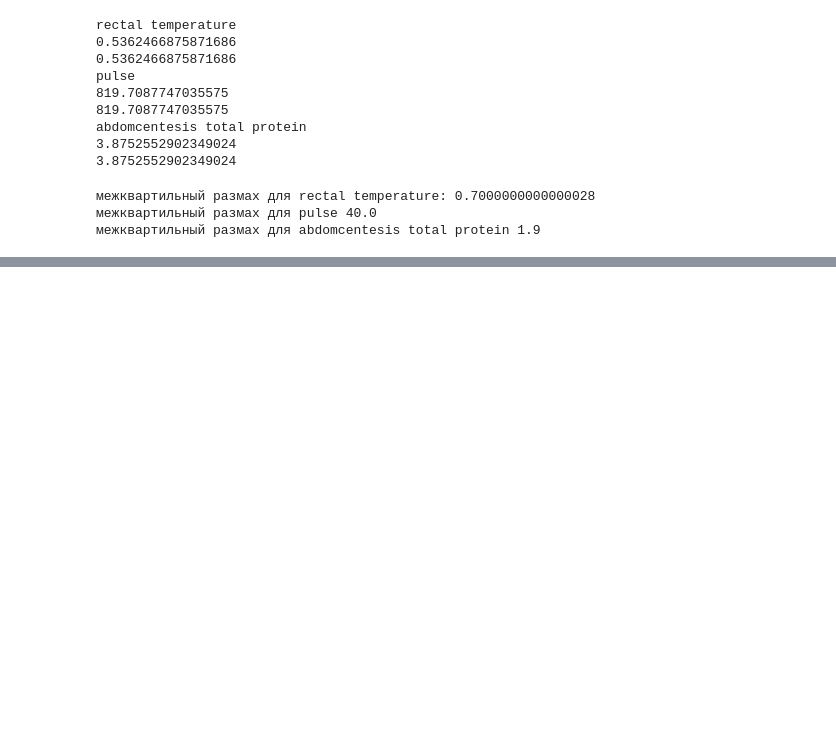
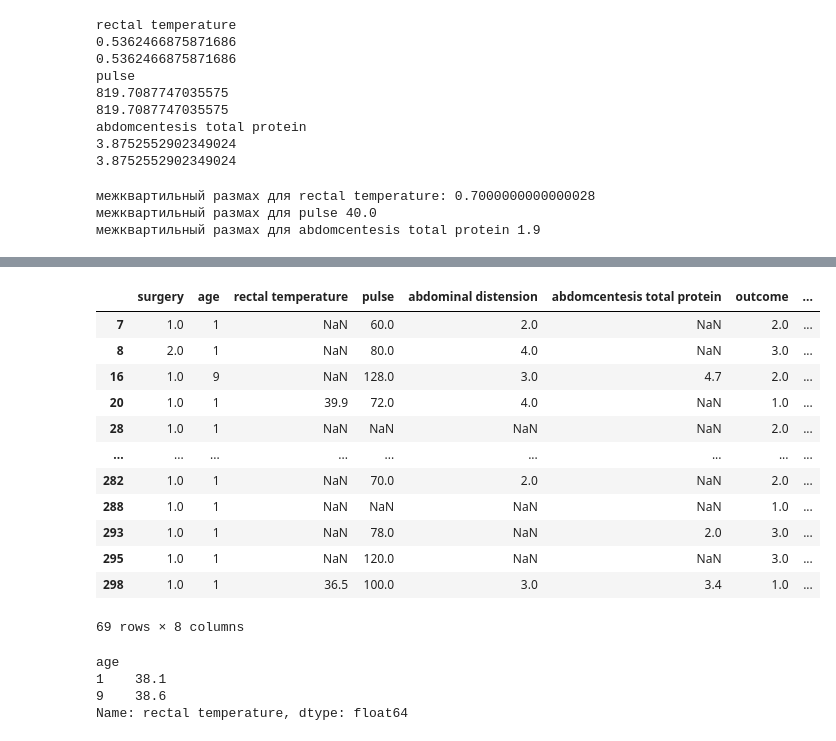
Before and after one commit to AlexandraKim2907/ryda-14_homework, a Jupyter notebook: Homework_basic_statistic.ipynb, the cells around one changed output, grey strips where cells are left out. Drawn from its saved outputs; the diff is of its cells as text; code cells hidden in the pictures; blank space fills up the shorter version.

```diff
--- a/Homework_basic_statistic.ipynb
+++ b/Homework_basic_statistic.ipynb
@@ -371,0 +415,24 @@ print('межквартильный размах для abdomcentesis total prot
+# %%
+pd.concat([req_data, remove_outliers]).drop_duplicates(keep=False)
+# %% [output]
+|  | surgery | age | rectal temperature | pulse | abdominal distension | abdomcentesis total protein | outcome | ... |
+| 7 | 1.0 | 1 | NaN | 60.0 | 2.0 | NaN | 2.0 | ... |
+| 8 | 2.0 | 1 | NaN | 80.0 | 4.0 | NaN | 3.0 | ... |
+| 16 | 1.0 | 9 | NaN | 128.0 | 3.0 | 4.7 | 2.0 | ... |
+| 20 | 1.0 | 1 | 39.9 | 72.0 | 4.0 | NaN | 1.0 | ... |
+| 28 | 1.0 | 1 | NaN | NaN | NaN | NaN | 2.0 | ... |
+| ... | ... | ... | ... | ... | ... | ... | ... | ... |
+| 282 | 1.0 | 1 | NaN | 70.0 | 2.0 | NaN | 2.0 | ... |
+| 288 | 1.0 | 1 | NaN | NaN | NaN | NaN | 1.0 | ... |
+| 293 | 1.0 | 1 | NaN | 78.0 | NaN | 2.0 | 3.0 | ... |
+| 295 | 1.0 | 1 | NaN | 120.0 | NaN | NaN | 3.0 | ... |
+| 298 | 1.0 | 1 | 36.5 | 100.0 | 3.0 | 3.4 | 1.0 | ... |
+69 rows × 8 columns
+# %%
+# медиана по температуре в зависимости от возраста лошади
+req_data.groupby('age').agg({'rectal temperature': 'median'})['rectal temperature'].head()
+# %% [output]
+age
+1    38.1
+9    38.6
+Name: rectal temperature, dtype: float64
```
Also changed, not shown: parts of 30 cells of this notebook.
